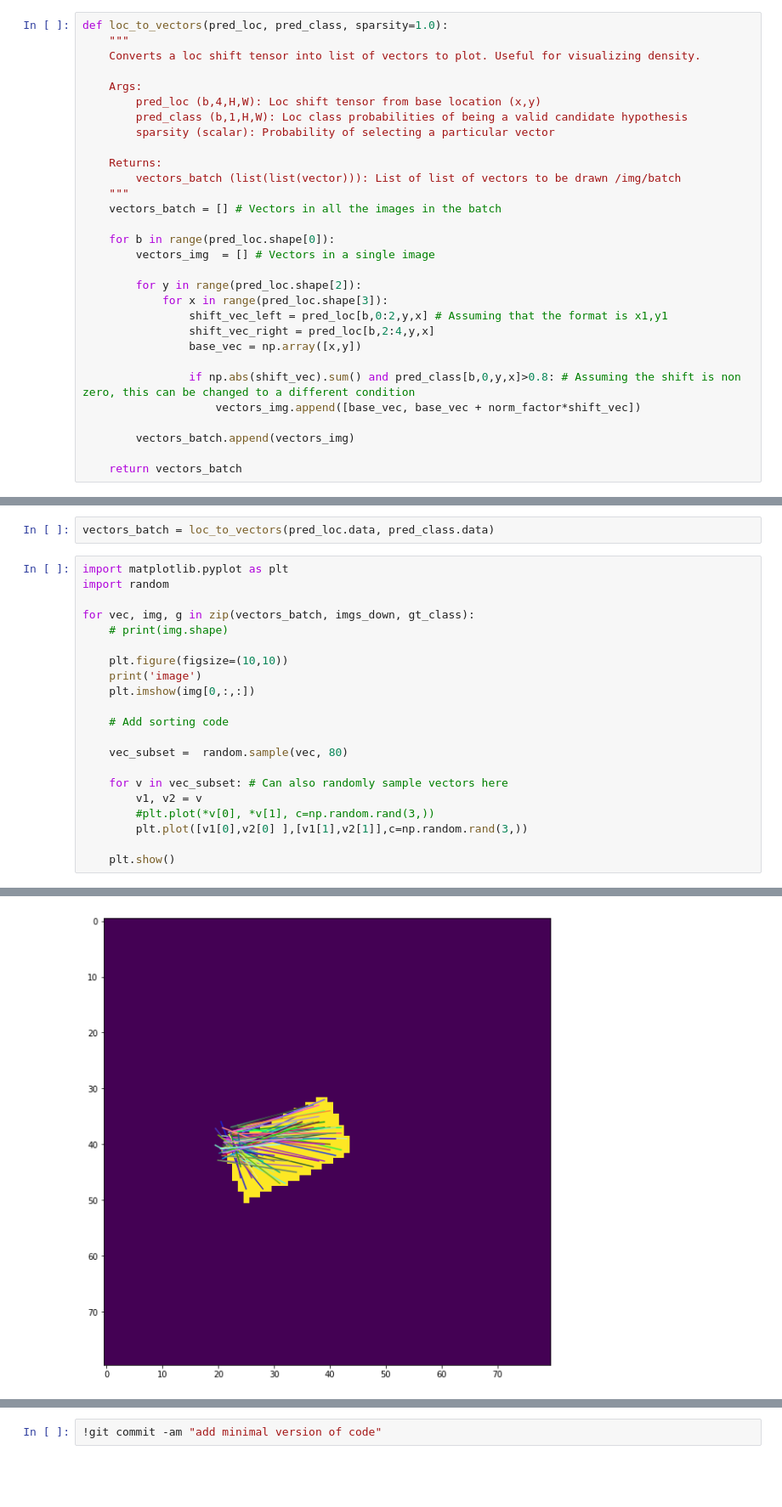
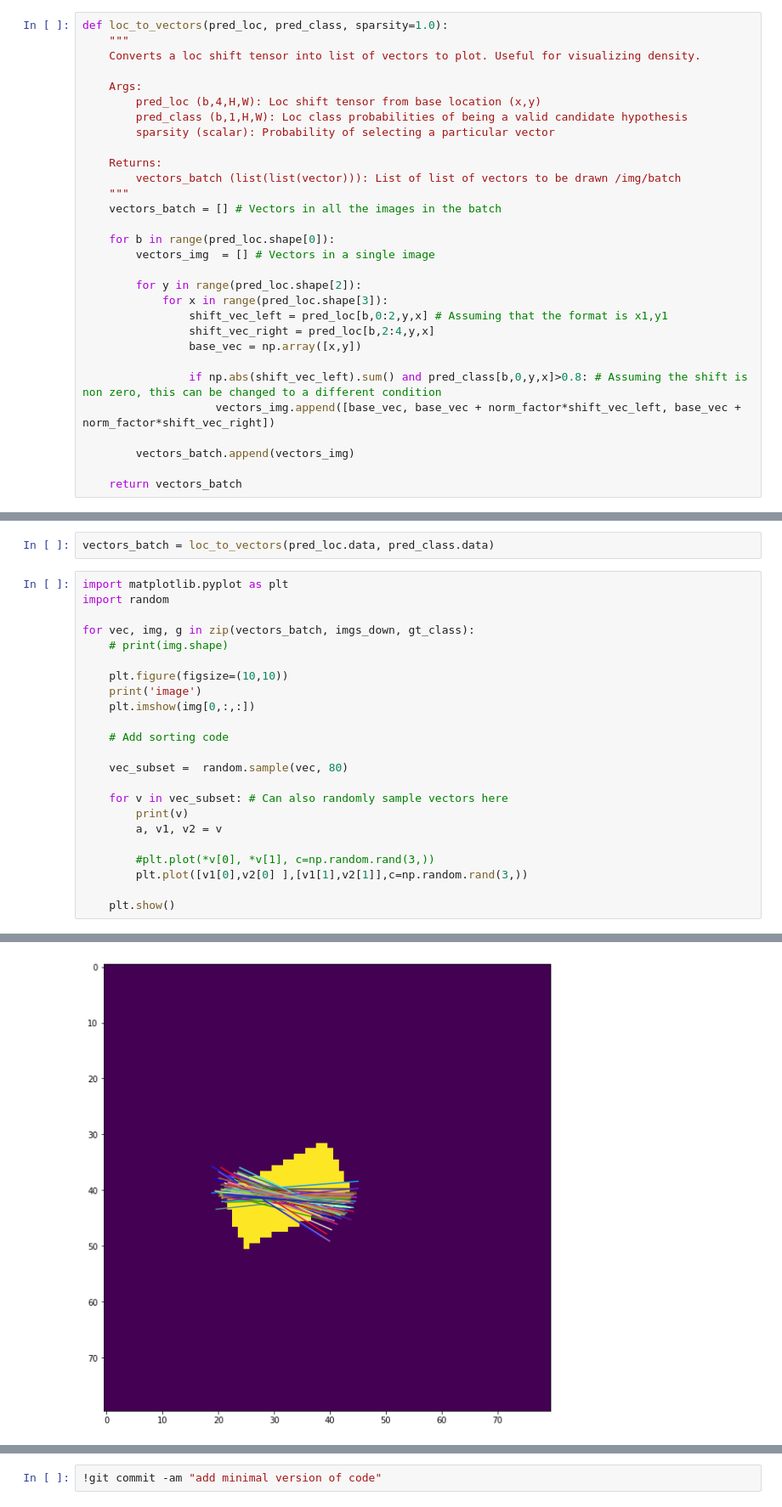
Before and after one commit to thegreatshasha/rt, a Jupyter notebook: RotationEllipseDetection.ipynb, the cells around one changed output, grey strips where cells are left out. Shown at 85% size. Cells and saved outputs as stored; diff of their text form; blank space fills up the shorter version.

```diff
--- a/RotationEllipseDetection.ipynb
+++ b/RotationEllipseDetection.ipynb
@@ -141,8 +141,8 @@ def loc_to_vectors(pred_loc, pred_class, sparsity=1.0):
                 shift_vec_right = pred_loc[b,2:4,y,x]
                 base_vec = np.array([x,y])
 
-                if np.abs(shift_vec).sum() and pred_class[b,0,y,x]>0.8: # Assuming the shift is non zero, this can be changed to a different condition
-                    vectors_img.append([base_vec, base_vec + norm_factor*shift_vec])
+                if np.abs(shift_vec_left).sum() and pred_class[b,0,y,x]>0.8: # Assuming the shift is non zero, this can be changed to a different condition
+                    vectors_img.append([base_vec, base_vec + norm_factor*shift_vec_left, base_vec + norm_factor*shift_vec_right])
 
         vectors_batch.append(vectors_img)
 
@@ -172,7 +174,9 @@ for vec, img, g in zip(vectors_batch, imgs_down, gt_class):
     vec_subset =  random.sample(vec, 80)
 
     for v in vec_subset: # Can also randomly sample vectors here
-        v1, v2 = v
+        print(v)
+        a, v1, v2 = v
+
         #plt.plot(*v[0], *v[1], c=np.random.rand(3,))
         plt.plot([v1[0],v2[0] ],[v1[1],v2[1]],c=np.random.rand(3,))
 
@@ -184,2 +220,2 @@ image
-[figure, old version]
+[figure, new version]
 image
```
Also changed, not shown: parts of 8 cells of this notebook.
